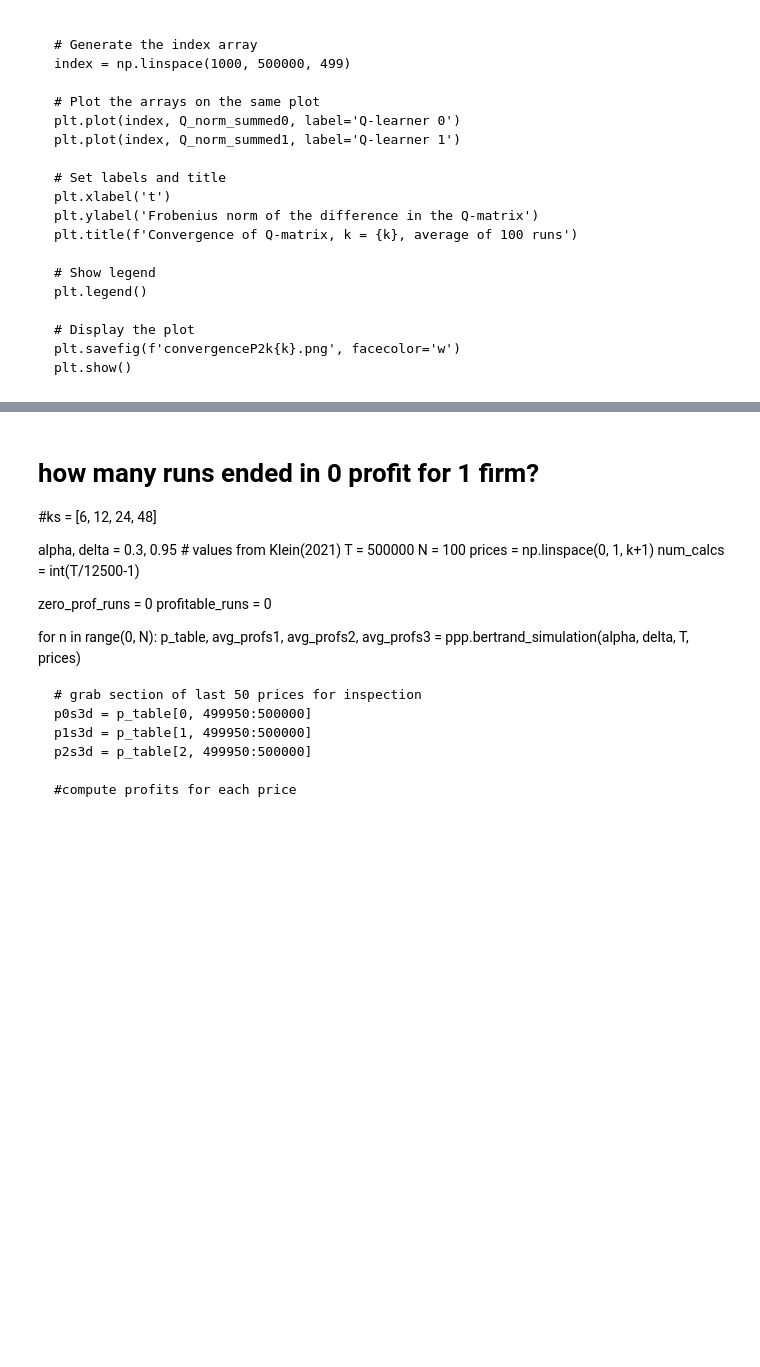
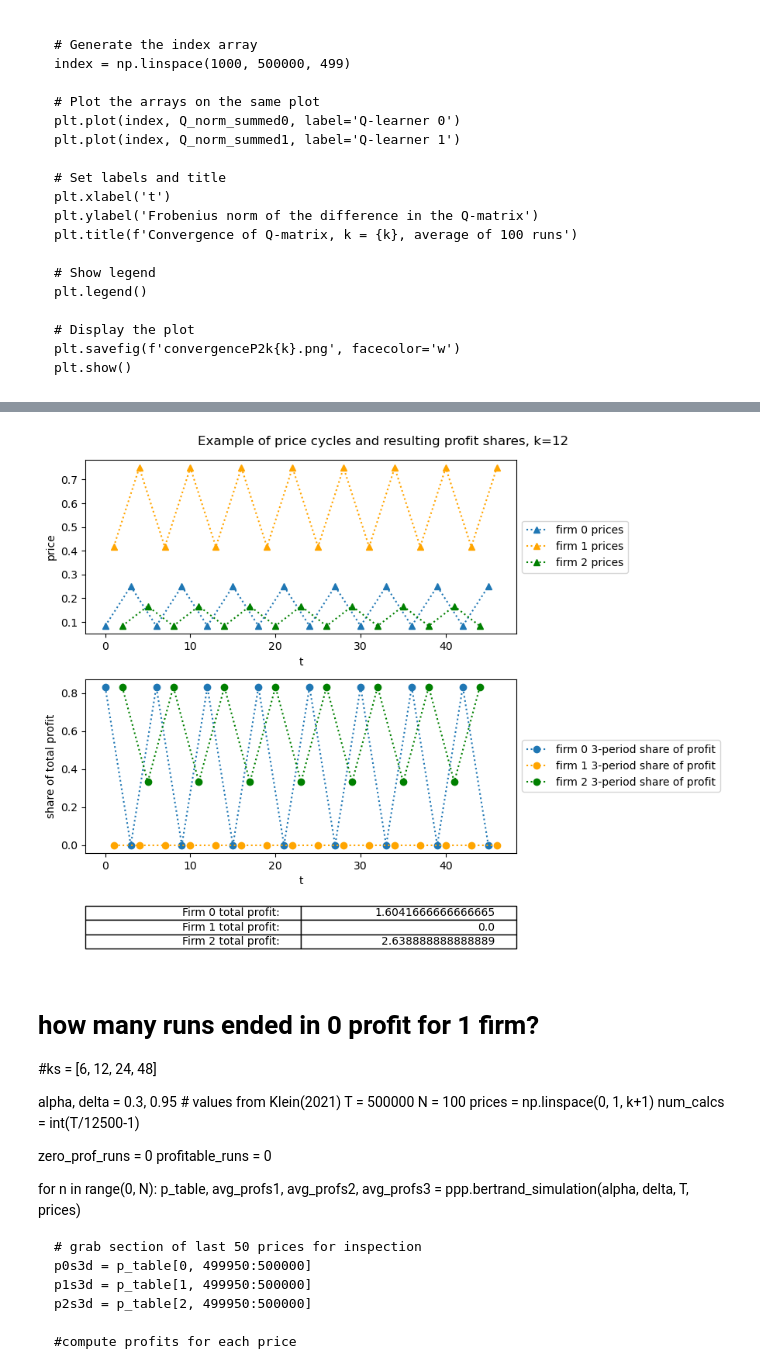
Before and after one commit to daanario/bachelor, a Jupyter notebook: main.ipynb, the cells around one changed output, grey strips where cells are left out. Saved outputs shown, nothing was run; the diff lists cells and outputs as text; code cells hidden in the pictures; blank space fills up the shorter version.

Commit message:
fixed remake of three player forced deviation

```diff
--- a/main.ipynb
+++ b/main.ipynb
@@ -829,3 +762,81 @@ plt.savefig("figures/pricecycles_profitshares_k%s.png"%k)
+# %%
+## Price cycles 3 players and profits
+alpha, delta = 0.3, 0.95  # values from Klein(2021)
+T = 500000
+N = 1
+prices = np.linspace(0, 1, k+1)
+num_calcs = int(T/12500-1)
+
+for n in range(0, N):
+    p_table, avg_profs1, avg_profs2, avg_profs3 = ppp.bertrand_simulation(alpha, delta, T, prices)
+
+    # grab section of last 50 prices for inspection
+    p0s3d = p_table[0, 499950:500000]
+    p1s3d = p_table[1, 499950:500000]
+    p2s3d = p_table[2, 499950:500000]
+
+# compute profits for each price
+prof0s = [ppp.profit(p0t, p1t, p2t) for p0t, p1t, p2t in zip(p0s3d, p1s3d, p2s3d)]
+prof1s = [ppp.profit(p1t, p2t, p0t) for p0t, p1t, p2t in zip(p0s3d, p1s3d, p2s3d)]
+prof2s = [ppp.profit(p2t, p0t, p1t) for p0t, p1t, p2t in zip(p0s3d, p1s3d, p2s3d)]
+total_profs = np.sum([prof0s, prof1s, prof2s], axis=0)
+
+# check for division-by-zero errors
+if 0 in total_profs:
+    print("Error! One period had zero profit, division not possible. Try another run.")
+
+share_prof0s = np.divide(prof0s, total_profs)
+share_prof1s = np.divide(prof1s, total_profs)
+share_prof2s = np.divide(prof2s, total_profs)
+
+#print("total_profs: ", total_profs[0:10])
+#print("share_prof0s: ", share_prof0s[0:10])
+#print("share_prof1s: ", share_prof1s[0:10])
+#print("share_prof2s: ", share_prof2s[0:10])
+
+
+fig, axs = plt.subplots(3, 1, figsize=(9, 7), gridspec_kw={'height_ratios': [3, 3, 1]})
+fig.suptitle("Example of price cycles and resulting profit shares, k=%s"%k)
+
+p0s3d = p0s3d[np.arange(0, p0s3d.size, 3)][:-1]
+p1s3d = p1s3d[np.arange(1, p1s3d.size, 3)][:-1]
+p2s3d = p2s3d[np.arange(2, p2s3d.size, 3)][:-1]
+
+axs[0].set_xlabel("t")
+axs[0].set_ylabel("price")
+axs[0].plot(range(0, 48, 3), p0s3d , label="firm 0 prices", marker="^", linestyle="dotted")
+axs[0].plot(range(1, 48, 3), p1s3d, label="firm 1 prices", marker="^", color="orange", linestyle="dotted")
+axs[0].plot(range(2, 47, 3), p2s3d, label="firm 2 prices", marker="^", color="green", linestyle="dotted")
+axs[0].legend(loc='center left', bbox_to_anchor=(1, 0.5))
+
+# reduce each firms profit share to 3-period profit for each firms turn
+reduced_share_prof0s = np.add.reduceat(share_prof0s/3, np.arange(0, share_prof0s.size, 3))[:-1]
+reduced_share_prof1s = np.add.reduceat(share_prof1s/3, np.arange(1, share_prof1s.size, 3))[:-1]
+reduced_share_prof2s = np.add.reduceat(share_prof2s/3, np.arange(2, share_prof2s.size, 3))[:-1]
+
+summed_prof0 = np.sum(prof0s[:-1])# remember to remove last element like above
+summed_prof1 = np.sum(prof1s[:-1])
+summed_prof2 = np.sum(prof2s[:-1])
+
+axs[1].set_xlabel("t")
+axs[1].set_ylabel("share of total profit")
+axs[1].plot(range(0, 48, 3), reduced_share_prof0s, label="firm 0 3-period share of profit", marker="o", linestyle="dotted")
+axs[1].plot(range(1, 48, 3), reduced_share_prof1s, label="firm 1 3-period share of profit", marker="o", color="orange", linestyle="dotted")
+axs[1].plot(range(2, 47, 3), reduced_share_prof2s, label="firm 2 3-period share of profit", marker="o", color="green", linestyle="dotted")
+axs[1].legend(loc='center left', bbox_to_anchor=(1, 0.5))
+#plt.gca().yaxis.set_major_formatter(PercentFormatter(1))
+
+axs[2].axis("off")
+tab = [['Firm 0 total profit:',"{}".format(summed_prof0)],
+       ['Firm 1 total profit:',"{}".format(summed_prof1)],
+       ['Firm 2 total profit:',"{}".format(summed_prof2)]]
+axs[2].table(tab, loc='center')
+
+fig.tight_layout()
+#plt.show()
+plt.savefig("figures/pricecycles_profitshares_k%s.png"%k)
+# %% [output]
+[figure, added]
 # %% [markdown]
 # how many runs ended in 0 profit for 1 firm?
 #ks = [6, 12, 24, 48]
```
Also changed, not shown: parts of 6 cells of this notebook.
